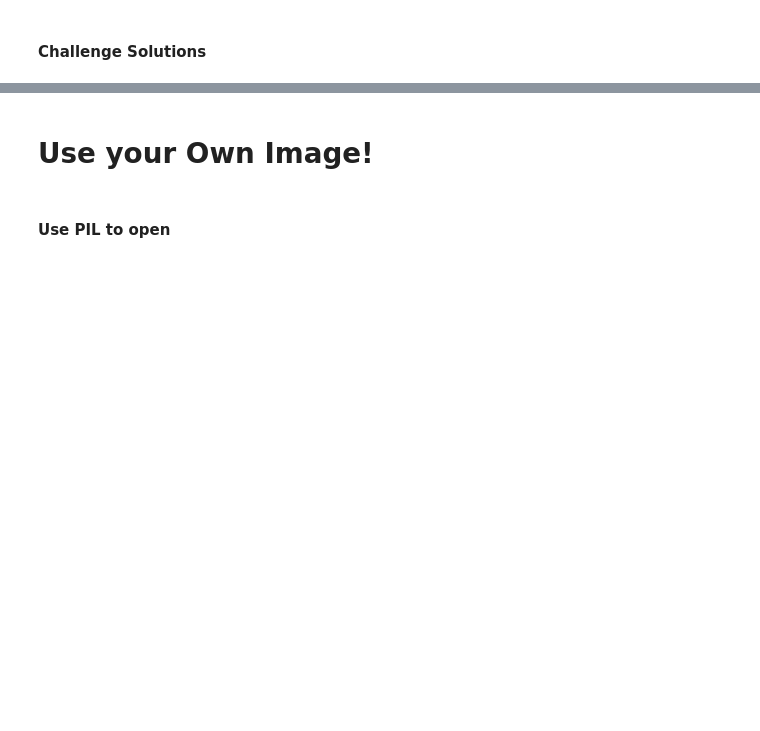
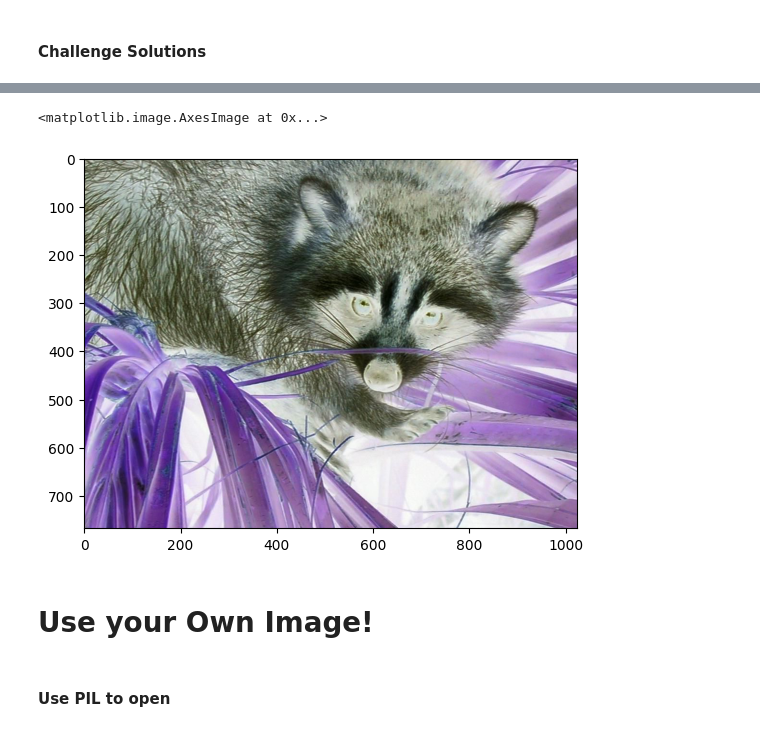
Before and after one commit to anushrinagul63/google_colab_notebooks, a Jupyter notebook: Computation_with_NumPy_and_N_Dimensional_Arrays.ipynb, the cells around one changed output, grey strips where cells are left out. Cells and saved outputs as stored; diff of their text form; code cells hidden in the pictures; blank space fills up the shorter version.

```diff
--- a/Computation_with_NumPy_and_N_Dimensional_Arrays.ipynb
+++ b/Computation_with_NumPy_and_N_Dimensional_Arrays.ipynb
@@ -325,3 +330,9 @@ plt.imshow(c, cmap='gray')
+# %%
+solarise = 255-img
+plt.imshow(solarise)
+# %% [output]
+<matplotlib.image.AxesImage at 0x...>
+[figure, added]
 # %% [markdown]
 # Use your Own Image!
 # %%
```
Also changed, not shown: parts of 8 cells of this notebook.
